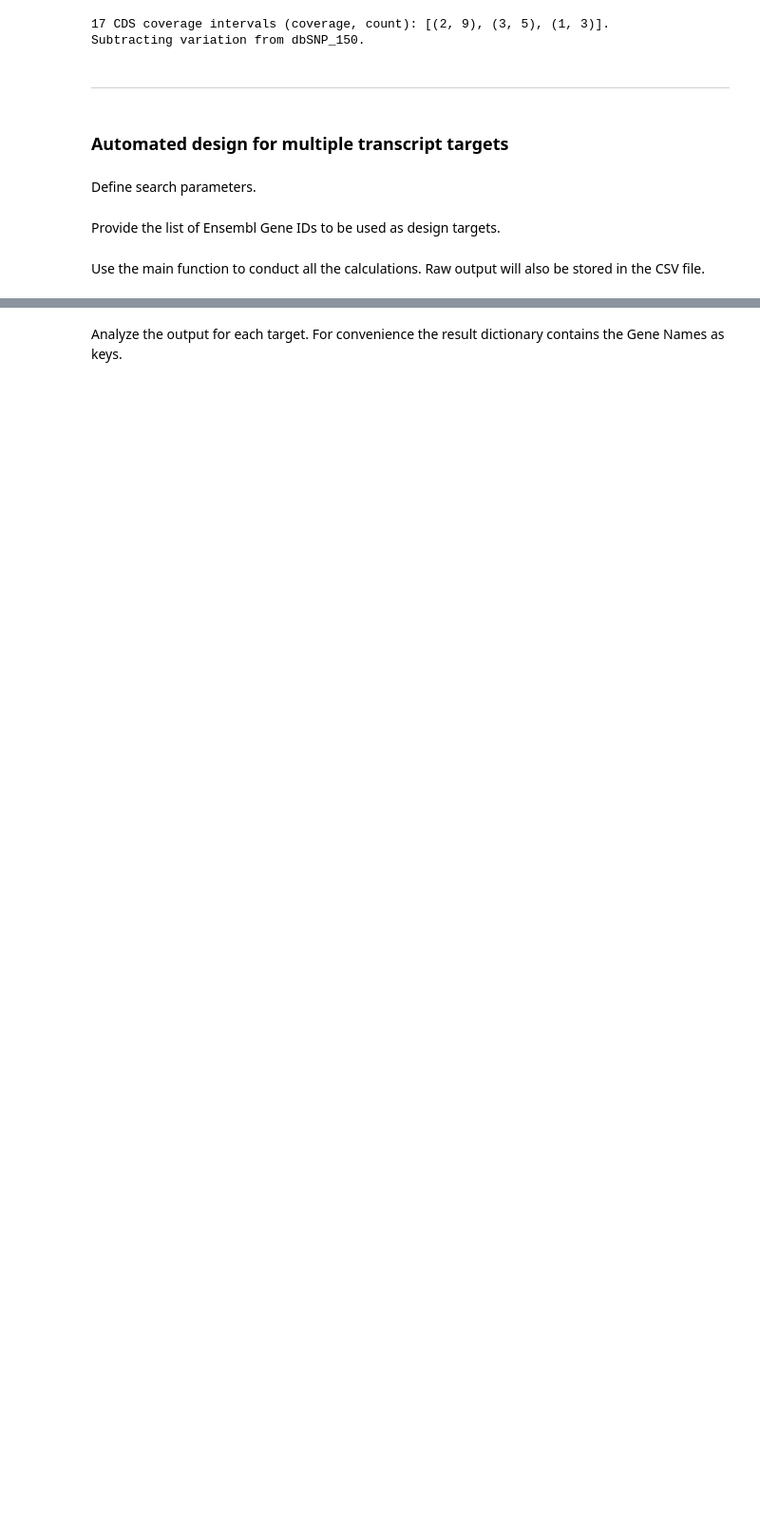
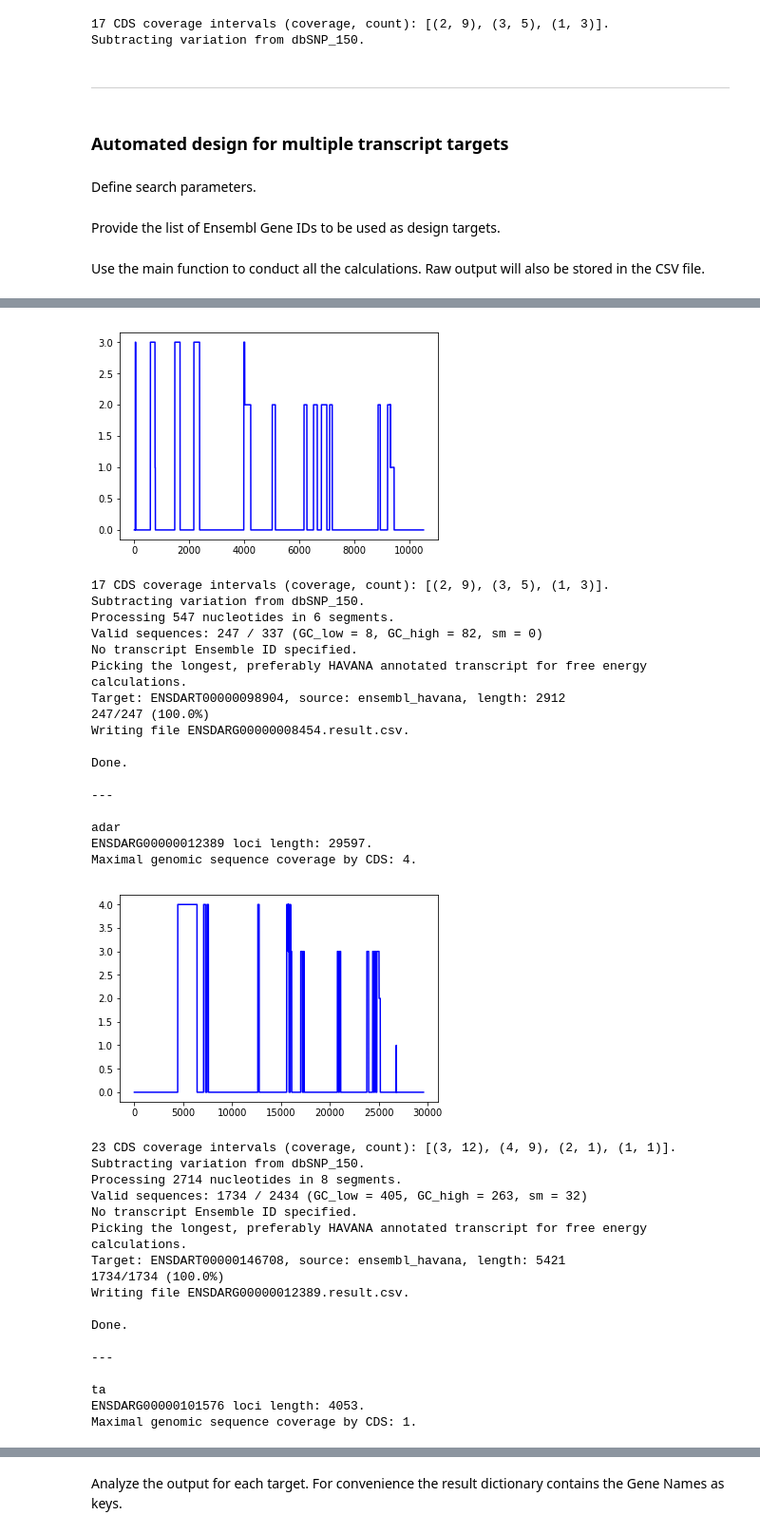
Before and after one commit to lapinskim/gene2csm, a Jupyter notebook: gene2csm.ipynb, the cells around one changed output, grey strips where cells are left out. Shown at 95% size. Drawn from its saved outputs; the diff is of its cells as text; code cells hidden in the pictures; blank space fills up the shorter version.

```diff
--- a/gene2csm.ipynb
+++ b/gene2csm.ipynb
@@ -104,4 +104,5 @@ targets = ['ENSDARG00000008454',
 # %% [markdown]
 Use the main function to conduct all the calculations. Raw output will also be stored in the CSV file.
 # %%
-out = gene2csm(db, fa_db, gvf_fn, targets, crRNA_len, GC_limit, n_threads, coverage_limit='max')
+result = gene2csm(db, fa_db, gvf_fn, targets, crRNA_len, GC_limit, n_threads, coverage_limit='max')
+# %% [output]
@@ -107,0 +114,36 @@ out = gene2csm(db, fa_db, gvf_fn, targets, crRNA_len, GC_limit, n_threads, cover
+[figure, added]
+17 CDS coverage intervals (coverage, count): [(2, 9), (3, 5), (1, 3)].
+Subtracting variation from dbSNP_150.
+Processing 547 nucleotides in 6 segments.
+Valid sequences: 247 / 337 (GC_low = 8, GC_high = 82, sm = 0)
+No transcript Ensemble ID specified.
+Picking the longest, preferably HAVANA annotated transcript for free energy calculations.
+Target: ENSDART00000098904, source: ensembl_havana, length: 2912
+247/247 (100.0%)
+Writing file ENSDARG00000008454.result.csv.
+
+Done.
+
+---
+
+adar
+ENSDARG00000012389 loci length: 29597.
+Maximal genomic sequence coverage by CDS: 4.
+[figure, added]
+23 CDS coverage intervals (coverage, count): [(3, 12), (4, 9), (2, 1), (1, 1)].
+Subtracting variation from dbSNP_150.
+Processing 2714 nucleotides in 8 segments.
+Valid sequences: 1734 / 2434 (GC_low = 405, GC_high = 263, sm = 32)
+No transcript Ensemble ID specified.
+Picking the longest, preferably HAVANA annotated transcript for free energy calculations.
+Target: ENSDART00000146708, source: ensembl_havana, length: 5421
+1734/1734 (100.0%)
+Writing file ENSDARG00000012389.result.csv.
+
+Done.
+
+---
+
+ta
+ENSDARG00000101576 loci length: 4053.
+Maximal genomic sequence coverage by CDS: 1.
```
Also changed, not shown: parts of 31 cells of this notebook.
